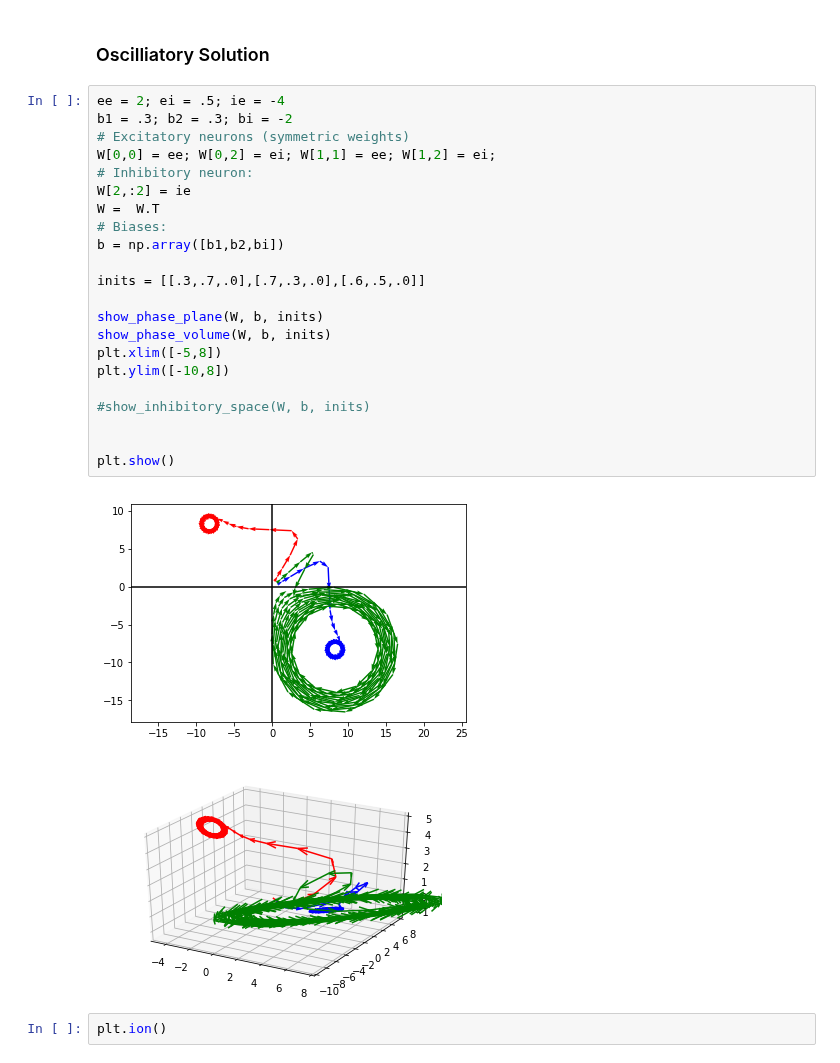
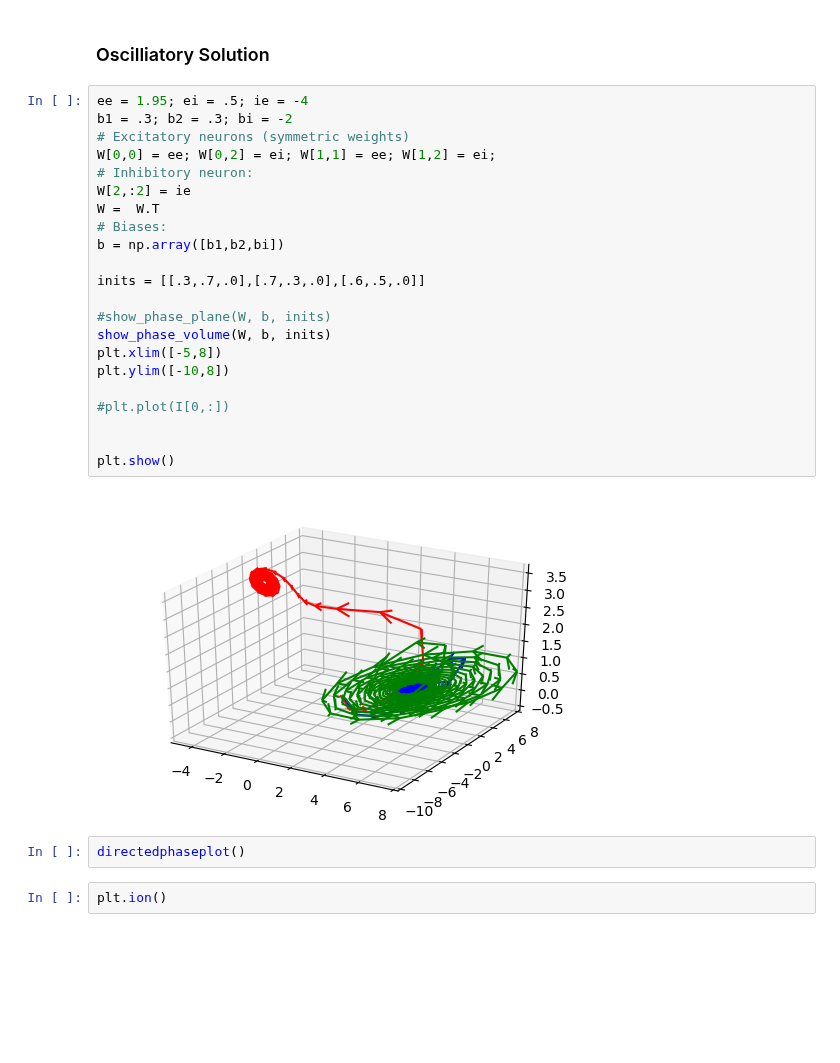
Before and after one commit to davidbrandfonbrener/sisyphus2, a Jupyter notebook: notebooks/ABA's Three Neuron Phase Plots.ipynb, the cells around one changed output. Drawn from its saved outputs; the diff is of its cells as text; blank space fills up the shorter version.

```diff
--- a/notebooks/ABA's Three Neuron Phase Plots.ipynb
+++ b/notebooks/ABA's Three Neuron Phase Plots.ipynb
@@ -150,30 +150,31 @@ def show_inhibitory_space(W, b, inits):
 # %% [markdown]
 ### Oscilliatory Solution
 # %%
-ee = 2; ei = .5; ie = -4
+ee = 1.95; ei = .5; ie = -4
 b1 = .3; b2 = .3; bi = -2
 # Excitatory neurons (symmetric weights)
 W[0,0] = ee; W[0,2] = ei; W[1,1] = ee; W[1,2] = ei;
 # Inhibitory neuron:
 W[2,:2] = ie
 W =  W.T
 # Biases:
 b = np.array([b1,b2,bi])
 
 inits = [[.3,.7,.0],[.7,.3,.0],[.6,.5,.0]]
 
-show_phase_plane(W, b, inits)
+#show_phase_plane(W, b, inits)
 show_phase_volume(W, b, inits)
 plt.xlim([-5,8])
 plt.ylim([-10,8])
 
-#show_inhibitory_space(W, b, inits)
+#plt.plot(I[0,:])
 
 
 plt.show()
 # %% [output]
-[figure, old version]
+[figure, new version]
-[figure, removed]
+# %%
+directedphaseplot()
 # %%
 plt.ion()
 # %%
```
Also changed, not shown: parts of 10 cells of this notebook, 3 other files.
